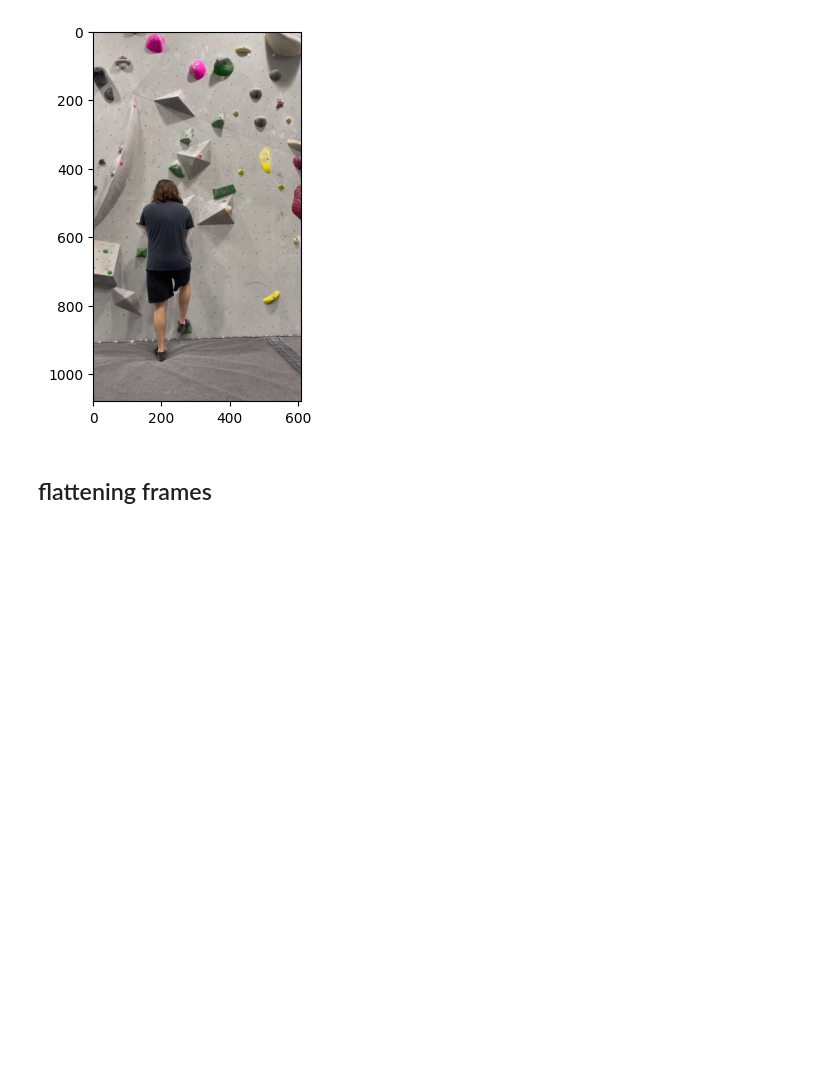
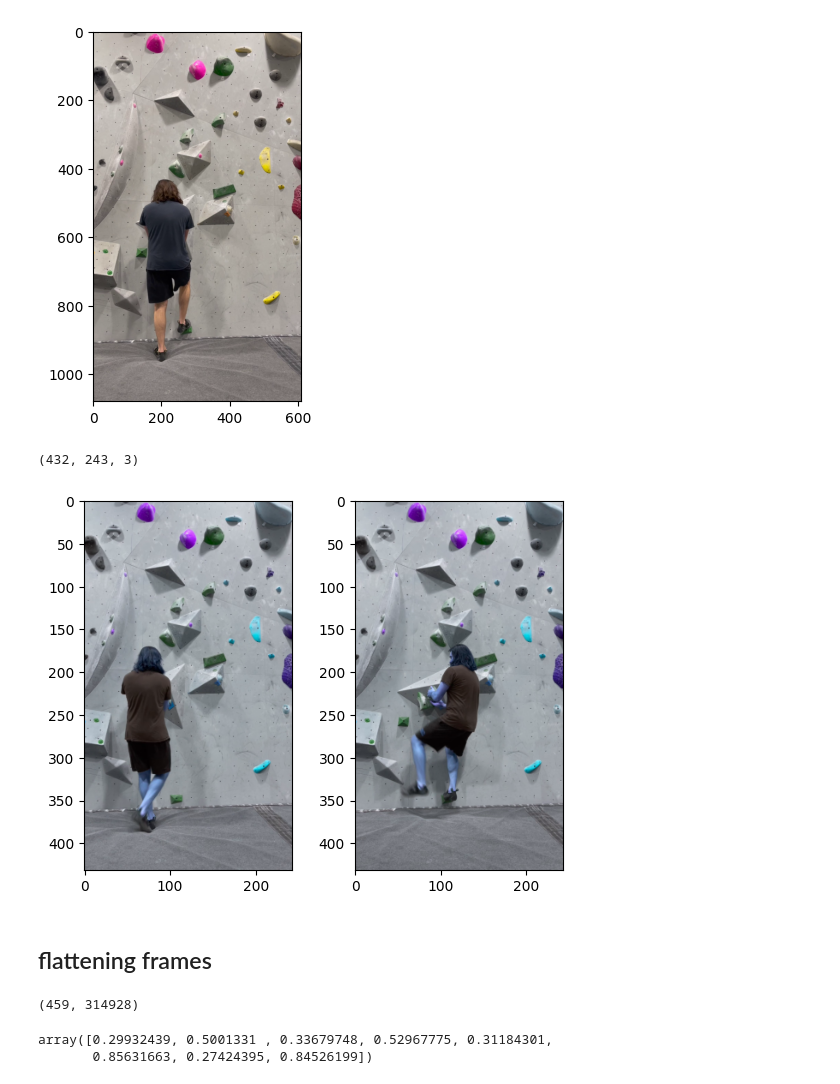
Before and after one commit to ar10000/mountain_goat, a Jupyter notebook: notebooks/move_detector.ipynb, the cells around one changed output. Saved outputs shown, nothing was run; the diff lists cells and outputs as text; code cells hidden in the pictures; blank space fills up the shorter version.

Commit message:
finished the cosine similarity method between frames to identify significant frames , next step would be to try another algorithm to improve on the cosine similarity

```diff
--- a/notebooks/move_detector.ipynb
+++ b/notebooks/move_detector.ipynb
@@ -34,6 +37,30 @@ frame_list[100].shape
 plt.imshow(frame_list[13][:, :, ::-1]);
 # %% [output]
 [figure]
+# %%
+def resize_image(image,scale):
+    """resize image with a scale"""
+    scale_percent = scale# percent of original size
+    img= image
+    width = int(img.shape[1] * scale_percent / 100)
+    height = int(img.shape[0] * scale_percent / 100)
+    dim = (width, height)
+    resized_image=cv2.resize(img, dim, interpolation = cv2.INTER_AREA)
+    return resized_image
+# %%
+resized_frame_list =[]
+scale = 40
+for image in frame_list:
+    resized_image = resize_image(image, scale)
+    resized_frame_list.append(resized_image)
+# %%
+fig, ax = plt.subplots(nrows=1, ncols=2)
+ax[0].imshow(resized_frame_list[0])
+ax[1].imshow(resized_frame_list[80])
+resized_frame_list[0].shape
+# %% [output]
+(432, 243, 3)
+[figure, added]
 # %% [markdown]
 ## flattening frames
 # %%
@@ -43,5 +70,9 @@ for frame in frame_list:
     flattened_frames.append(im)
 # %%
 flattened_array = np.vstack(flattened_frames)
+# %%
+flattened_array.shape
+# %% [output]
+(459, 314928)
 # %%
 from sklearn.metrics.pairwise import cosine_similarity
@@ -49,0 +85,6 @@ similarity_vector = cosine_similarity(flattened_array)
+# %%
+# similarity_vector[0]
+np.array(list(get_pose_image(resized_frame_list[1]).values()))
+# %% [output]
+array([0.29932439, 0.5001331 , 0.33679748, 0.52967775, 0.31184301,
+       0.85631663, 0.27424395, 0.84526199])
```
Also changed, not shown: parts of 9 cells of this notebook, 1 other file.
